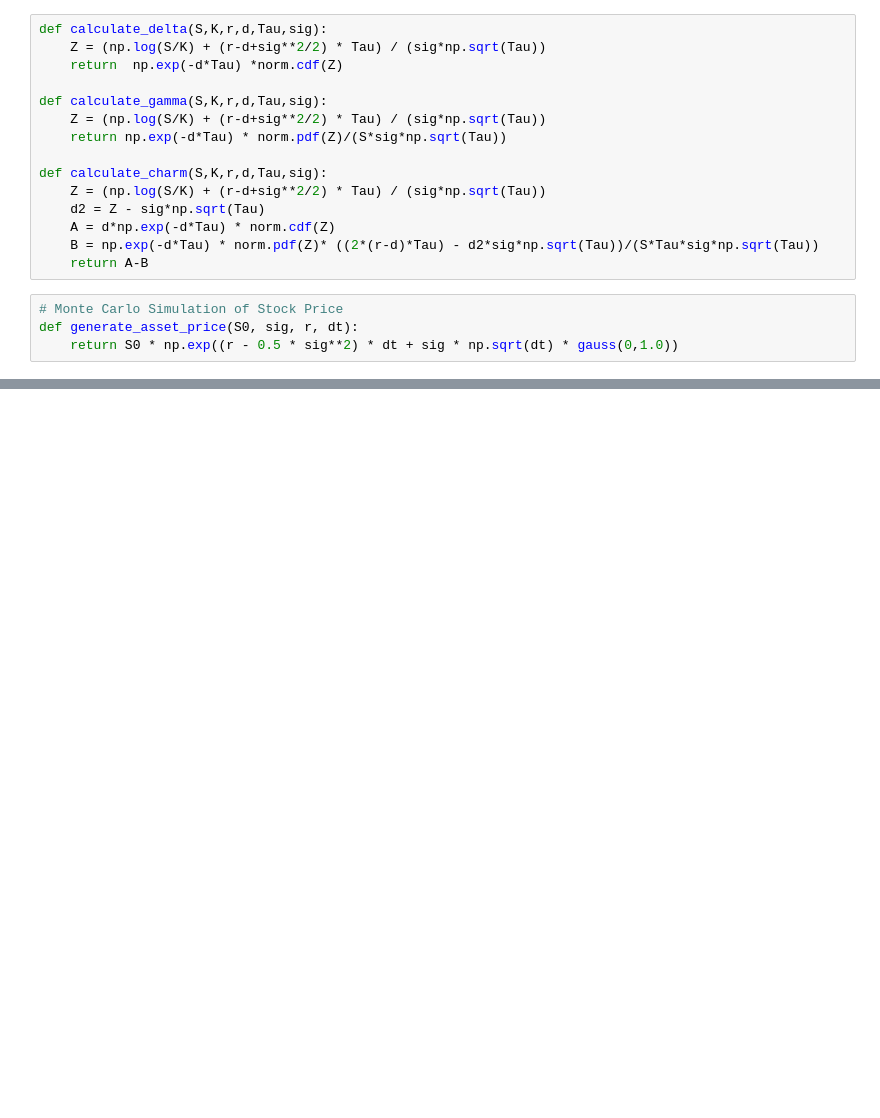
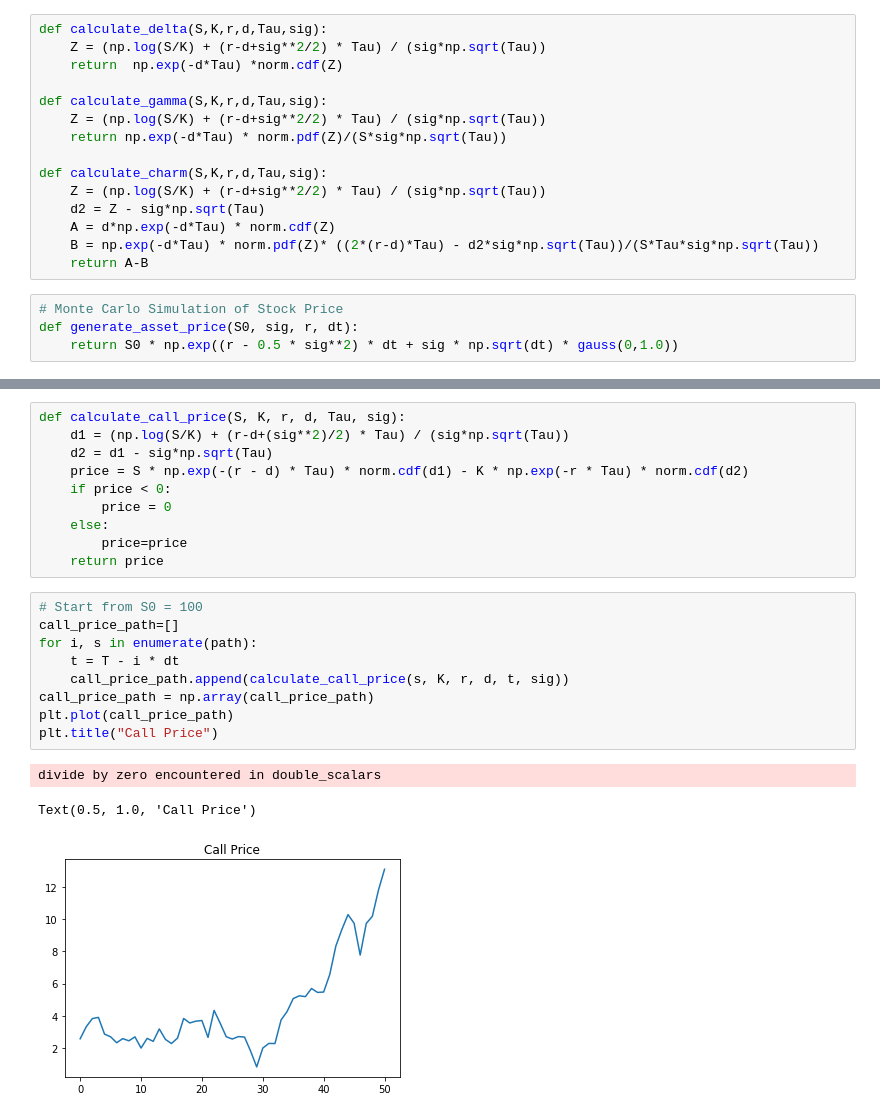
Before and after one commit to francisliu2/SFM1_higher_order_greeks, a Jupyter notebook: charm adjusted delta and delta gamma hedging.ipynb, the cells around one changed output, grey strips where cells are left out. Saved outputs shown, nothing was run; the diff lists cells and outputs as text; blank space fills up the shorter version.

```diff
--- a/charm adjusted delta and delta gamma hedging.ipynb
+++ b/charm adjusted delta and delta gamma hedging.ipynb
@@ -52,0 +72,23 @@ plt.plot(path)
+# %%
+def calculate_call_price(S, K, r, d, Tau, sig):
+    d1 = (np.log(S/K) + (r-d+(sig**2)/2) * Tau) / (sig*np.sqrt(Tau))
+    d2 = d1 - sig*np.sqrt(Tau)
+    price = S * np.exp(-(r - d) * Tau) * norm.cdf(d1) - K * np.exp(-r * Tau) * norm.cdf(d2)
+    if price < 0:
+        price = 0
+    else:
+        price=price
+    return price
+# %%
+# Start from S0 = 100
+call_price_path=[]
+for i, s in enumerate(path):
+    t = T - i * dt
+    call_price_path.append(calculate_call_price(s, K, r, d, t, sig))
+call_price_path = np.array(call_price_path)
+plt.plot(call_price_path)
+plt.title("Call Price")
+# %% [output]
+divide by zero encountered in double_scalars
+Text(0.5, 1.0, 'Call Price')
+[figure, added]
```
Also changed, not shown: parts of 32 cells of this notebook, 13 other files.
